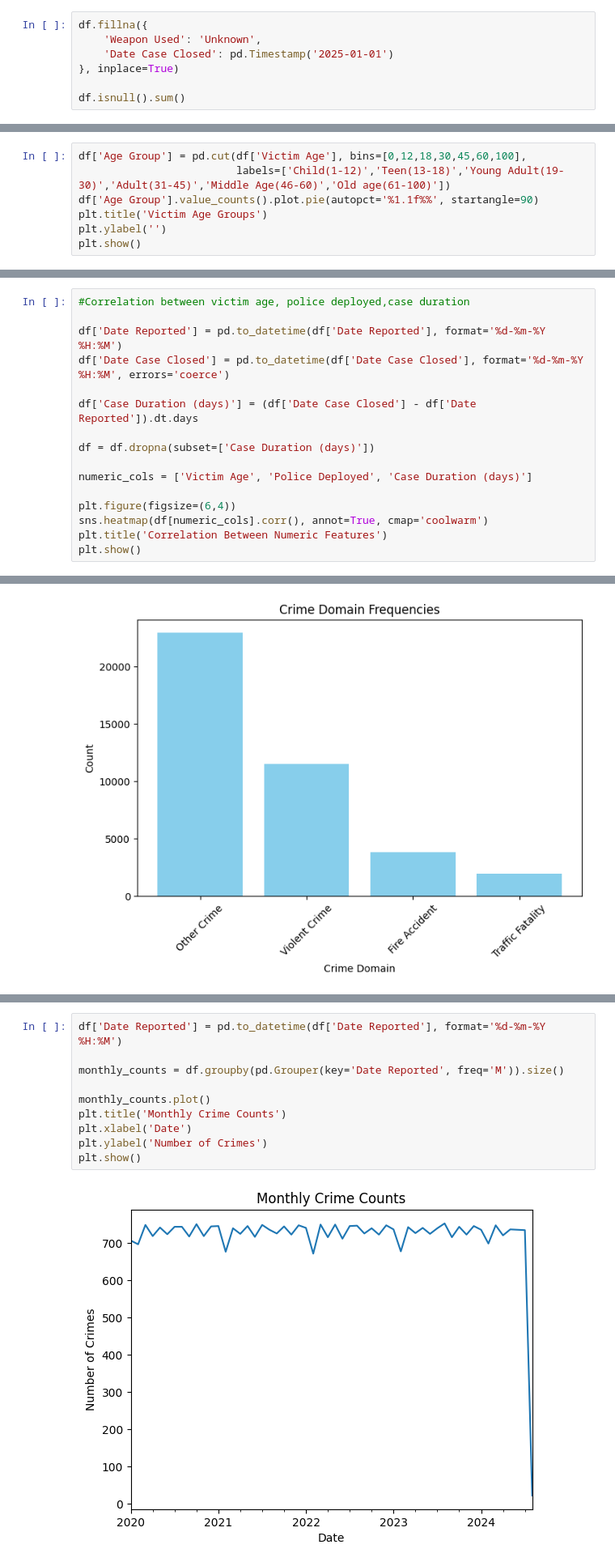
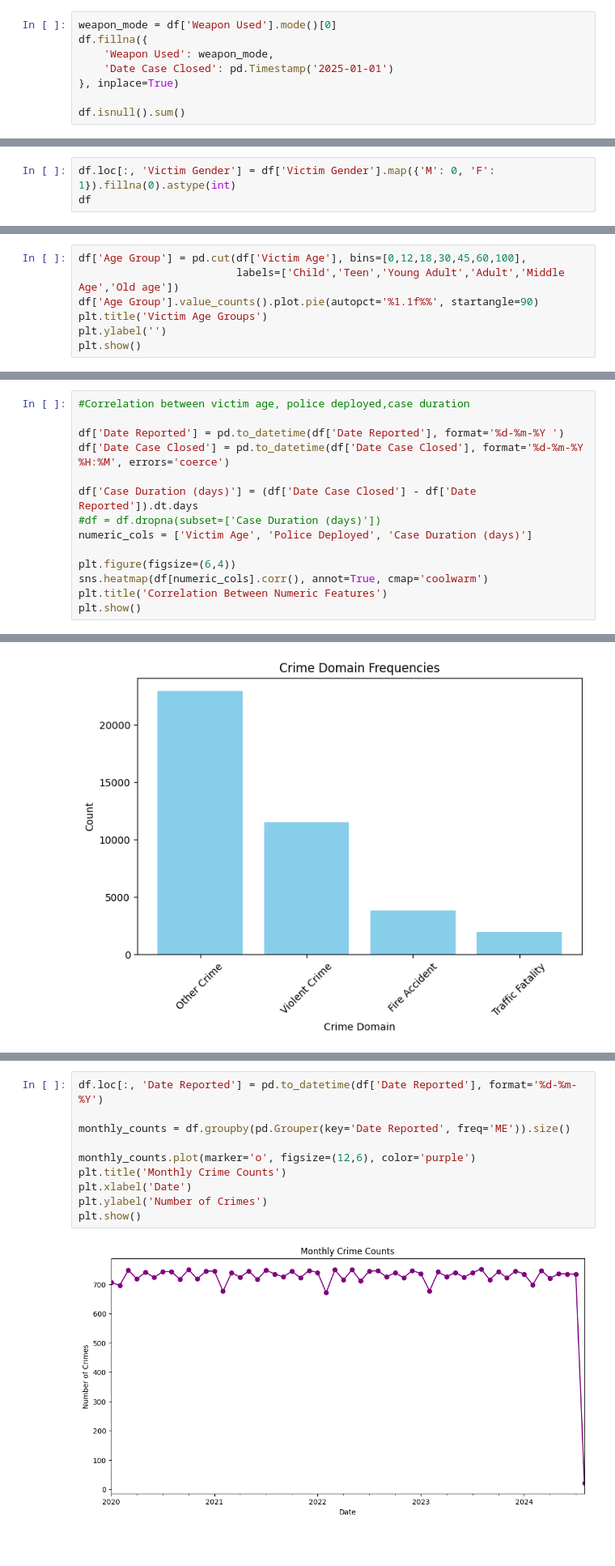
Before and after one commit to Manosree30/Indian_crimes, a Jupyter notebook: Indian_crimes_project.ipynb, the cells around one changed output, grey strips where cells are left out. Shown at 81% size. Cells and saved outputs as stored; diff of their text form; blank space fills up the shorter version.

```diff
--- a/Indian_crimes_project.ipynb
+++ b/Indian_crimes_project.ipynb
@@ -129,7 +135,8 @@ df.isnull().sum()
 dtype: int64
 # %%
+weapon_mode = df['Weapon Used'].mode()[0]
 df.fillna({
-    'Weapon Used': 'Unknown',
+    'Weapon Used': weapon_mode,
     'Date Case Closed': pd.Timestamp('2025-01-01')
 }, inplace=True)
 
@@ -200,0 +210,3 @@ plt.show()
+# %%
+df.loc[:, 'Victim Gender'] = df['Victim Gender'].map({'M': 0, 'F': 1}).fillna(0).astype(int)
+df
@@ -214,6 +261,6 @@ plt.show()
 # %%
 df['Age Group'] = pd.cut(df['Victim Age'], bins=[0,12,18,30,45,60,100],
-                         labels=['Child(1-12)','Teen(13-18)','Young Adult(19-30)','Adult(31-45)','Middle Age(46-60)','Old age(61-100)'])
+                         labels=['Child','Teen','Young Adult','Adult','Middle Age','Old age'])
 df['Age Group'].value_counts().plot.pie(autopct='%1.1f%%', startangle=90)
 plt.title('Victim Age Groups')
 plt.ylabel('')
@@ -223,13 +270,11 @@ plt.show()
 # %%
 #Correlation between victim age, police deployed,case duration
 
-df['Date Reported'] = pd.to_datetime(df['Date Reported'], format='%d-%m-%Y %H:%M')
+df['Date Reported'] = pd.to_datetime(df['Date Reported'], format='%d-%m-%Y ')
 df['Date Case Closed'] = pd.to_datetime(df['Date Case Closed'], format='%d-%m-%Y %H:%M', errors='coerce')
 
 df['Case Duration (days)'] = (df['Date Case Closed'] - df['Date Reported']).dt.days
-
-df = df.dropna(subset=['Case Duration (days)'])
-
+#df = df.dropna(subset=['Case Duration (days)'])
 numeric_cols = ['Victim Age', 'Police Deployed', 'Case Duration (days)']
 
 plt.figure(figsize=(6,4))
@@ -270,12 +323,12 @@ plt.show()
 # %%
-df['Date Reported'] = pd.to_datetime(df['Date Reported'], format='%d-%m-%Y %H:%M')
+df.loc[:, 'Date Reported'] = pd.to_datetime(df['Date Reported'], format='%d-%m-%Y')
 
-monthly_counts = df.groupby(pd.Grouper(key='Date Reported', freq='M')).size()
+monthly_counts = df.groupby(pd.Grouper(key='Date Reported', freq='ME')).size()
 
-monthly_counts.plot()
+monthly_counts.plot(marker='o', figsize=(12,6), color='purple')
 plt.title('Monthly Crime Counts')
 plt.xlabel('Date')
 plt.ylabel('Number of Crimes')
 plt.show()
 # %% [output]
-[figure, old version]
+[figure, new version]
```
Also changed, not shown: parts of 24 cells of this notebook.
